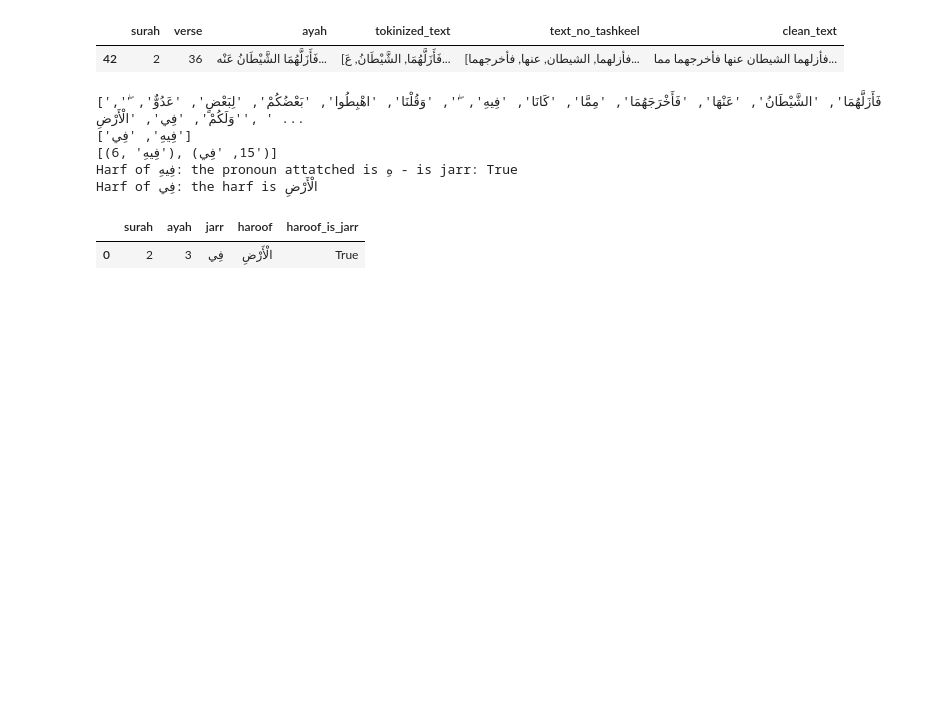
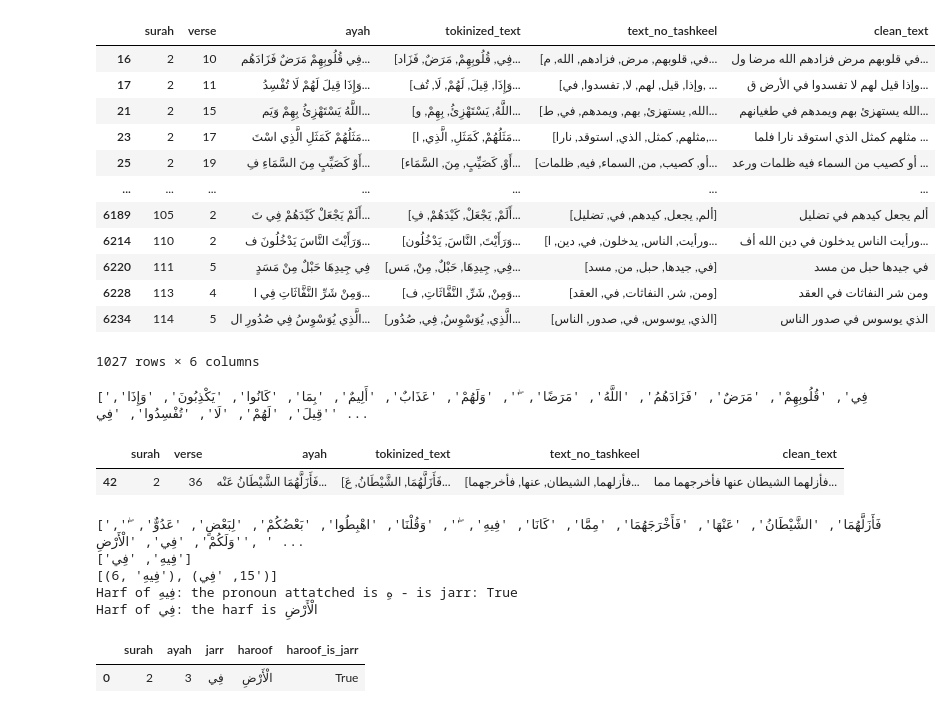
Before and after one commit to hasnatt/quran_arabic_analysis, a Jupyter notebook: src/quran.ipynb, the cells around one changed output. Drawn from its saved outputs; the diff is of its cells as text; code cells hidden in the pictures; blank space fills up the shorter version.

```diff
--- a/src/quran.ipynb
+++ b/src/quran.ipynb
@@ -11,12 +11,61 @@ def tashkeel_remover(word) :
     word_no_tashkeel = ''.join(tokens)
     return(word_no_tashkeel)
 
-quran = pd.read_csv('src/Arabic-Original.csv', sep='|',index_col=False, names=['surah', 'verse', 'ayah'], encoding="utf-8" )
-quran['tokinized_text'] = [ i.split(' ') for i in quran['ayah']]
-quran['text_no_tashkeel'] = [[tashkeel_remover(word) for word in ayah]for ayah in quran['tokinized_text']]
-quran['clean_text'] = quran['text_no_tashkeel'].apply(lambda i : ' '.join(i))
+def quran():
+    quran = pd.read_csv('src/Arabic-Original.csv', sep='|',index_col=False, names=['surah', 'verse', 'ayah'], encoding="utf-8" )
+    quran['tokinized_text'] = [ i.split(' ') for i in quran['ayah']]
+    quran['text_no_tashkeel'] = [[tashkeel_remover(word) for word in ayah]for ayah in quran['tokinized_text']]
+    quran['clean_text'] = quran['text_no_tashkeel'].apply(lambda i : ' '.join(i))
+    return quran
 
-quran = quran.loc[quran['surah'] == 2]
+quran = quran()
+
+# create a df only only holding the 'fi'
+# Sample value to search for within the lists
+def quran_with_jarr_df(jarr,quran_df):
+    # return quran_df[quran_df['tokinized_text'].apply(lambda x: jarr in x)]
+    # return quran_df[quran_df['tokinized_text'].apply(lambda lst: any(item.startswith(jarr) for item in lst))]
+    mask = quran_df['tokinized_text'].apply(lambda lst: any(item in lst for item in jarr))
+    return quran_df[mask]
+
+
+
+
+# quran = quran.loc[quran['surah'] == 2]
+# %%
+# create a df only only holding the 'fi'
+# Sample value to search for within the lists
+harf_fi =  ["فِي","لَفِي"]
+result_df = quran_with_jarr_df(harf_fi,quran)
+
+display(result_df)
+
+concatenated_list = result_df['tokinized_text'].sum()
+
+print(concatenated_list)
+filtered_items = [item for item in items_list if any(item.startswith(prefix) for prefix in prefix_list)]
+# print(len(items_with_prefix))
+# print(items_with_prefix)
+
+
+
+# for index, row in result_df.iterrows():
+#     print(row)
+# %% [output]
+|  | surah | verse | ayah | tokinized_text | text_no_tashkeel | clean_text |
+| 16 | 2 | 10 | فِي قُلُوبِهِمْ مَرَضٌ فَزَادَهُم... | [فِي, قُلُوبِهِمْ, مَرَضٌ, فَزَاد... | [في, قلوبهم, مرض, فزادهم, الله, م... | في قلوبهم مرض فزادهم الله مرضا ول... |
+| 17 | 2 | 11 | وَإِذَا قِيلَ لَهُمْ لَا تُفْسِدُ... | [وَإِذَا, قِيلَ, لَهُمْ, لَا, تُف... | [وإذا, قيل, لهم, لا, تفسدوا, في, ... | وإذا قيل لهم لا تفسدوا في الأرض ق... |
+| 21 | 2 | 15 | اللَّهُ يَسْتَهْزِئُ بِهِمْ وَيَم... | [اللَّهُ, يَسْتَهْزِئُ, بِهِمْ, و... | [الله, يستهزئ, بهم, ويمدهم, في, ط... | الله يستهزئ بهم ويمدهم في طغيانهم... |
+| 23 | 2 | 17 | مَثَلُهُمْ كَمَثَلِ الَّذِي اسْتَ... | [مَثَلُهُمْ, كَمَثَلِ, الَّذِي, ا... | [مثلهم, كمثل, الذي, استوقد, نارا,... | مثلهم كمثل الذي استوقد نارا فلما ... |
+| 25 | 2 | 19 | أَوْ كَصَيِّبٍ مِنَ السَّمَاءِ فِ... | [أَوْ, كَصَيِّبٍ, مِنَ, السَّمَاء... | [أو, كصيب, من, السماء, فيه, ظلمات... | أو كصيب من السماء فيه ظلمات ورعد ... |
+| ... | ... | ... | ... | ... | ... | ... |
+| 6189 | 105 | 2 | أَلَمْ يَجْعَلْ كَيْدَهُمْ فِي تَ... | [أَلَمْ, يَجْعَلْ, كَيْدَهُمْ, فِ... | [ألم, يجعل, كيدهم, في, تضليل] | ألم يجعل كيدهم في تضليل |
+| 6214 | 110 | 2 | وَرَأَيْتَ النَّاسَ يَدْخُلُونَ ف... | [وَرَأَيْتَ, النَّاسَ, يَدْخُلُون... | [ورأيت, الناس, يدخلون, في, دين, ا... | ورأيت الناس يدخلون في دين الله أف... |
+| 6220 | 111 | 5 | فِي جِيدِهَا حَبْلٌ مِنْ مَسَدٍ | [فِي, جِيدِهَا, حَبْلٌ, مِنْ, مَس... | [في, جيدها, حبل, من, مسد] | في جيدها حبل من مسد |
+| 6228 | 113 | 4 | وَمِنْ شَرِّ النَّفَّاثَاتِ فِي ا... | [وَمِنْ, شَرِّ, النَّفَّاثَاتِ, ف... | [ومن, شر, النفاثات, في, العقد] | ومن شر النفاثات في العقد |
+| 6234 | 114 | 5 | الَّذِي يُوَسْوِسُ فِي صُدُورِ ال... | [الَّذِي, يُوَسْوِسُ, فِي, صُدُور... | [الذي, يوسوس, في, صدور, الناس] | الذي يوسوس في صدور الناس |
+1027 rows × 6 columns
+['فِي', 'قُلُوبِهِمْ', 'مَرَضٌ', 'فَزَادَهُمُ', 'اللَّهُ', 'مَرَضًا', 'ۖ', 'وَلَهُمْ', 'عَذَابٌ', 'أَلِيمٌ', 'بِمَا', 'كَانُوا', 'يَكْذِبُونَ', 'وَإِذَا', 'قِيلَ', 'لَهُمْ', 'لَا', 'تُفْسِدُوا', 'فِي' ...
 # %%
 # Sample value to search for within the lists
 harf_fi = "فِي"
```
Also changed, not shown: parts of 1 cell of this notebook.
